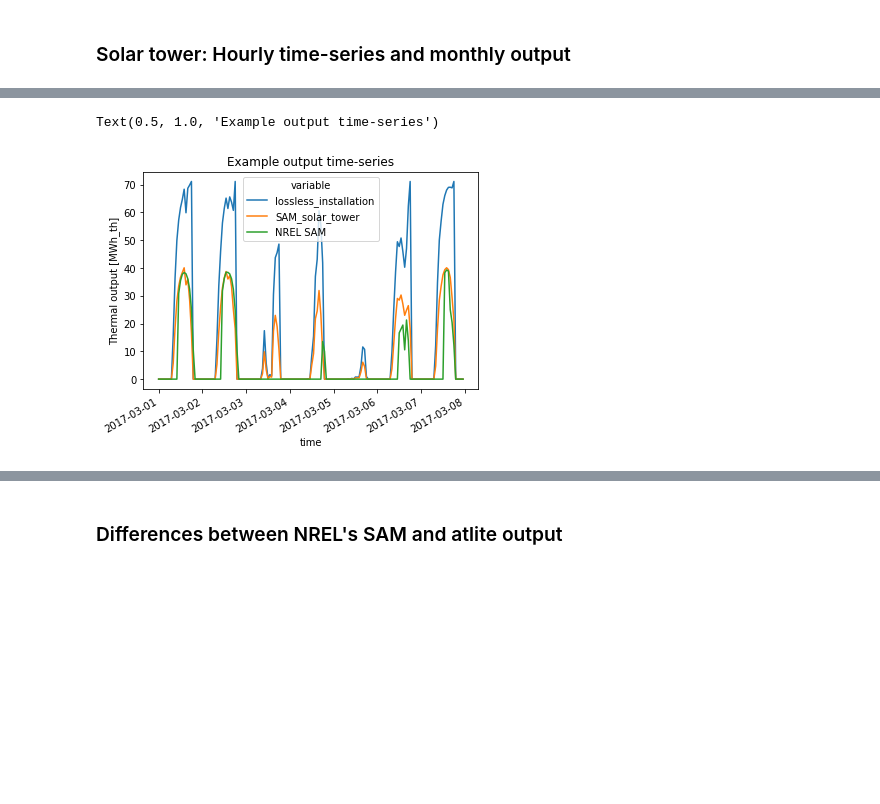
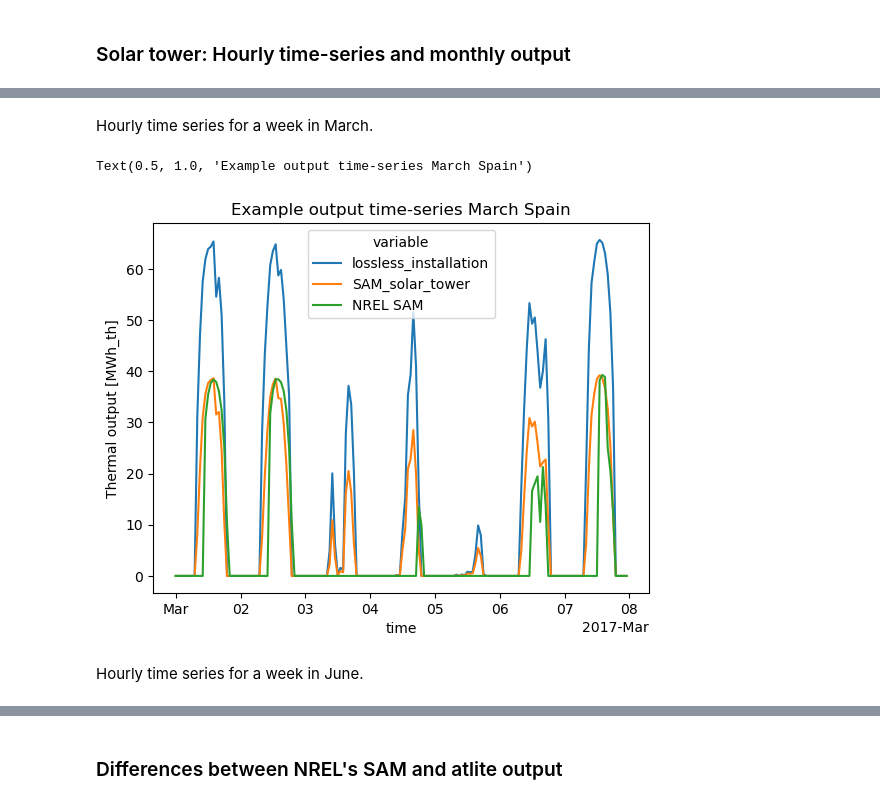
Before and after one commit to PyPSA/atlite, a Jupyter notebook: examples/working-with-csp.ipynb, the cells around one changed output, grey strips where cells are left out. Saved outputs shown, nothing was run; the diff lists cells and outputs as text; code cells hidden in the pictures; blank space fills up the shorter version.

```diff
--- a/examples/working-with-csp.ipynb
+++ b/examples/working-with-csp.ipynb
@@ -125,16 +126,26 @@ config["efficiency"] *= 0.65
 # %% [markdown]
 To evaluate the resources and suitability of locations for CSP, we first need to [create an cutout](https://atlite.readthedocs.io/en/latest/examples/create_cutout.html) for the area of interest:
 # %%
-url = (
-    "zip+https://naciscdn.org/naturalearth/110m/cultural/ne_110m_admin_0_countries.zip"
+shpfilename = shpreader.natural_earth(
+    resolution="10m", category="cultural", name="admin_0_countries"
 )
-world = gpd.read_file(url)
-spain = world.query('NAME_EN == "Spain"')
+reader = shpreader.Reader(shpfilename)
+spain = gpd.GeoSeries(
+    {r.attributes["NAME_EN"]: r.geometry for r in reader.records()},
+    crs={"init": "epsg:4326"},
+).reindex(["Spain"])
+
+# Extract only the mainland (largest polygon) from Spain's MultiPolygon geometry
+spain_geom = spain.iloc[0]
+if spain_geom.geom_type == "MultiPolygon":
+    mainland = max(spain_geom.geoms, key=lambda p: p.area)
+else:
+    mainland = spain_geom
 
 cutout = atlite.Cutout(
-    path="spain_2017_era5.nc",
+    path="spain_2017_era5",
     module="era5",
-    bounds=spain.iloc[0].geometry.bounds,
+    bounds=mainland.bounds,
     time="2017",
 )
 
@@ -151,4 +162,4 @@ cutout.prepare(["influx"])
 # %% [markdown]
 We can then calculate the capacity factor for each grid cell by specifying an installation and (if not included in the installation configuration) a 'technology':
 # %%
-cf = cutout.csp(installation="SAM_solar_tower", aggregate_time="mean")
+cf = cutout.csp(installation="SAM_solar_tower", capacity_factor=True)
@@ -282,10 +288,16 @@ time_series = time_series.squeeze().drop("dim_0")  # Remove excess dimension
+# %% [markdown]
+Hourly time series for a week in March.
+# %%
+time_series = calculate_time_series(cutout, layout, country="spain")
 # %%
 time_series.to_array().sel(time=slice("2017-03-01", "2017-03-07")).plot.line(
     x="time", hue="variable"
 )
 
 plt.ylabel("Thermal output [MWh_th]")
-plt.title("Example output time-series")
+plt.title("Example output time-series March Spain")
 # %% [output]
-Text(0.5, 1.0, 'Example output time-series')
+Text(0.5, 1.0, 'Example output time-series March Spain')
-[figure, old version]
+[figure, new version]
+# %% [markdown]
+Hourly time series for a week in June.
```
Also changed, not shown: parts of 27 cells of this notebook, 8 other files.
